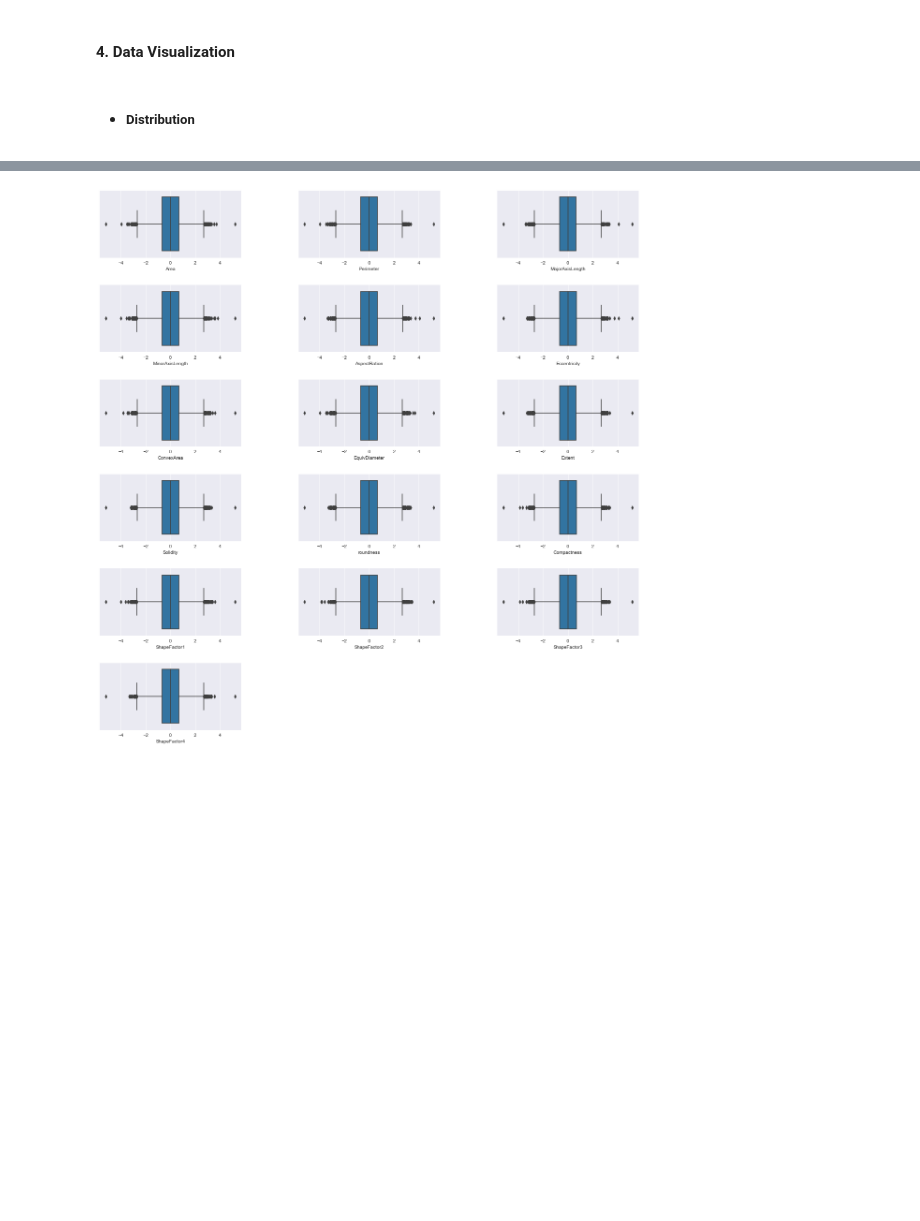
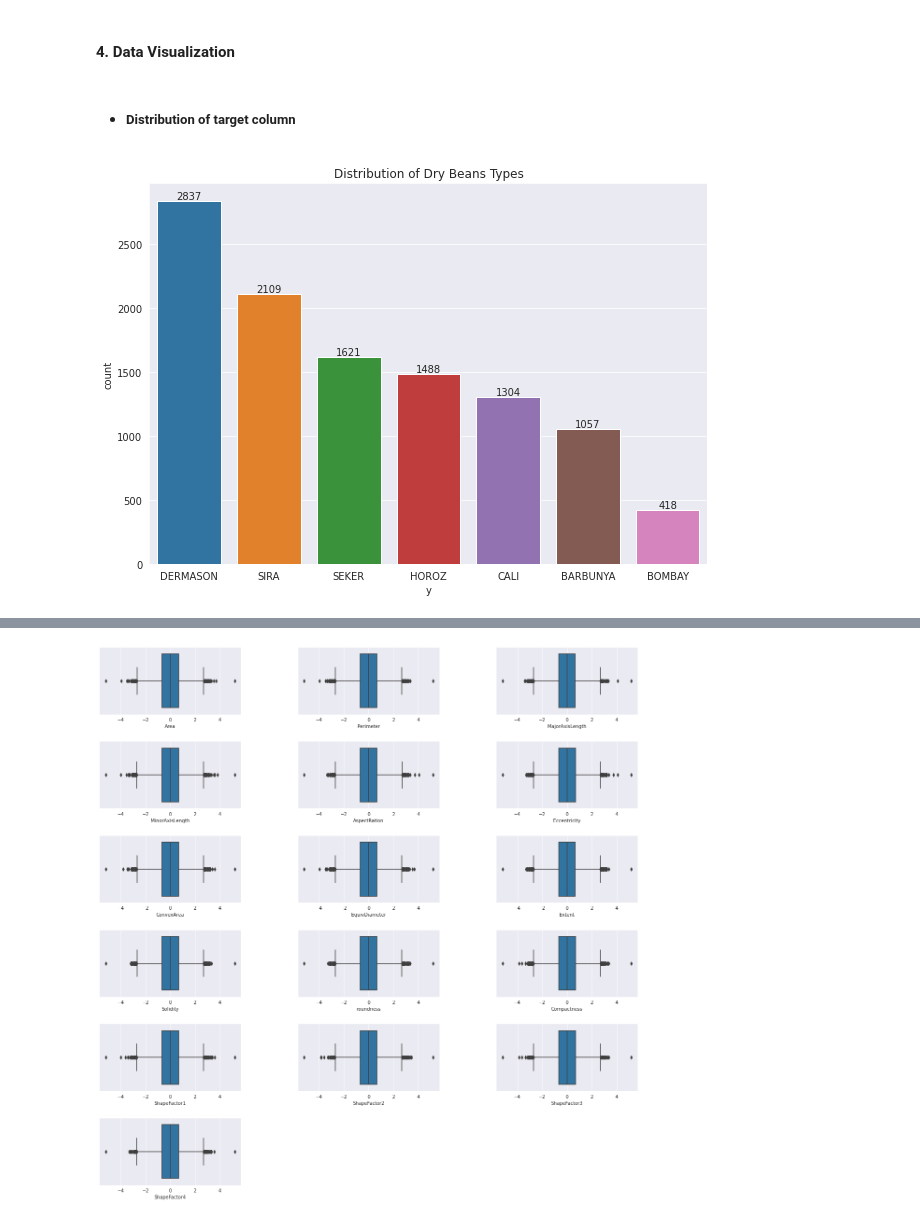
Before and after one commit to lauren-safwat/Dry-Beans-Classification, a Jupyter notebook: Dry_Beans_Classification.ipynb, the cells around one changed output, grey strips where cells are left out. Drawn from its saved outputs; the diff is of its cells as text; code cells hidden in the pictures; blank space fills up the shorter version.

```diff
--- a/Dry_Beans_Classification.ipynb
+++ b/Dry_Beans_Classification.ipynb
@@ -112,4 +119,17 @@ X = data.drop('y', axis=1)
 # %% [markdown]
 #### 4. Data Visualization
 # %% [markdown]
-* ##### Distribution
+* ##### Distribution of target column
+# %%
+plt.figure(figsize=(10, 7))
+plt.title('Distribution of Dry Beans Types')
+ax = sns.countplot(x=y['y'], order=y['y'].value_counts(ascending=False).index)
+
+for p in ax.patches:
+    x_ = p.get_bbox().get_points()[:,0]
+    y_ = p.get_bbox().get_points()[1,1]
+    ax.annotate(p.get_height(), (x_.mean(), y_), ha='center', va='bottom')
+
+plt.show()
+# %% [output]
+[figure, added]
```
Also changed, not shown: parts of 52 cells of this notebook.
